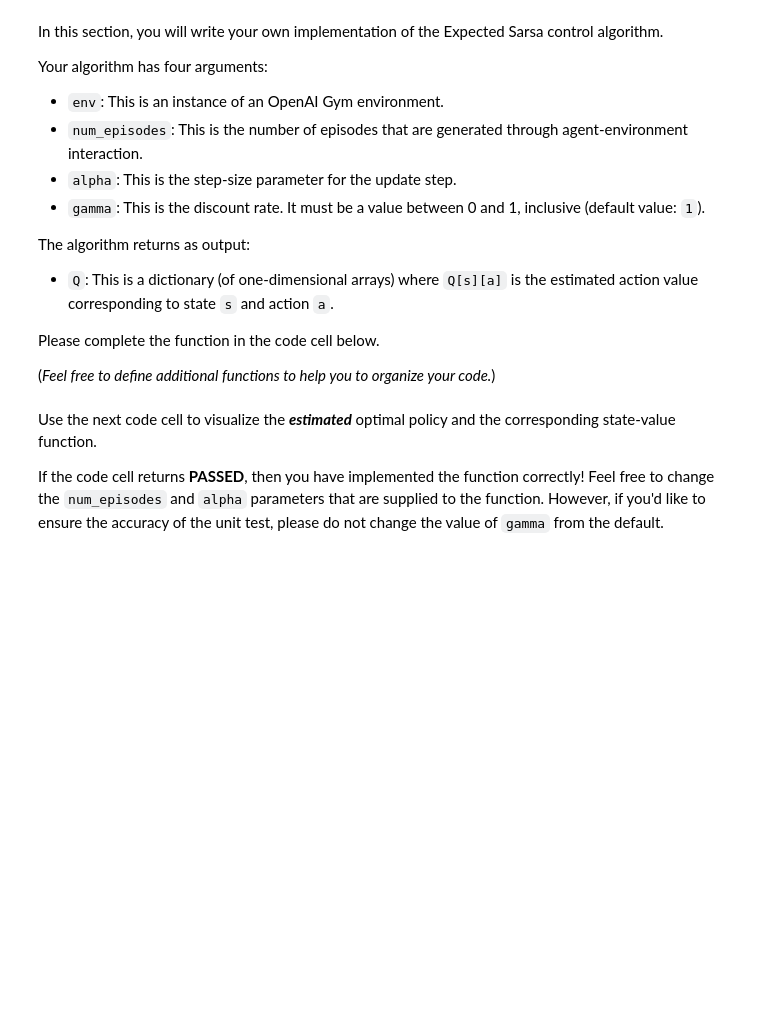
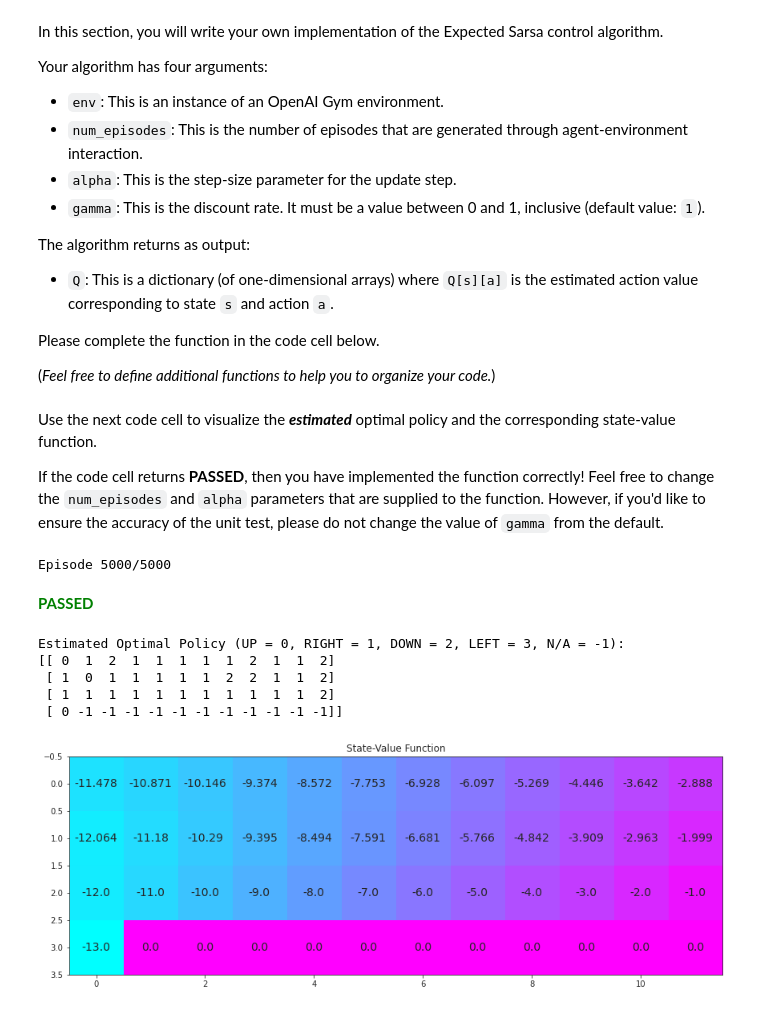
Before and after one commit to c-schrade/Udacity-Cliff-Walking-Miniproject, a Jupyter notebook: Temporal_Difference.ipynb, the cells around one changed output. Cells and saved outputs as stored; diff of their text form; code cells hidden in the pictures; blank space fills up the shorter version.

Commit message:
feat: Implement expected Sarsa algorithm
The expected Sarsa control algorithm for a Cliff-Walk environment is
implemented.

```diff
--- a/Temporal_Difference.ipynb
+++ b/Temporal_Difference.ipynb
@@ -232,11 +232,20 @@ The algorithm returns as output:
 Please complete the function in the code cell below.
 
 (_Feel free to define additional functions to help you to organize your code._)
+# %%
+def expected_next_step_q(state_prime, Q, epsilon):
+    max_a = np.argmax(Q[state_prime][:])
+    dict_expected_next_q = {a:(1-epsilon+epsilon/4 if a==max_a else epsilon/4) for a in range(4)}
+    expected_next_q = 0
+    for a in dict_expected_next_q:
+        expected_next_q += Q[state_prime][a]*dict_expected_next_q[a]
+    return expected_next_q
 # %%
 def expected_sarsa(env, num_episodes, alpha, gamma=1.0):
     # initialize empty dictionary of arrays
     Q = defaultdict(lambda: np.zeros(env.nA))
     # loop over episodes
+    #epsilon = 1
     for i_episode in range(1, num_episodes+1):
         # monitor progress
         if i_episode % 100 == 0:
@@ -245,20 +254,44 @@ def expected_sarsa(env, num_episodes, alpha, gamma=1.0):
 
         ## TODO: complete the function
 
+        epsilon = 1/i_episode**2
+        state = env.reset()
+        if state==47:
+            continue
+        while True:
+            action = update_policy_epsilon_greedily(state, Q, epsilon)
+            state_prime, reward, done, info = env.step(action)
+            if state_prime==47:
+                Q[state][action] += alpha*(reward-Q[state][action])
+                break
+            else:
+                Q[state][action] += alpha*(reward+gamma*expected_next_step_q(state_prime, Q, epsilon)
+                                           -Q[state][action])
+            state = state_prime
+
     return Q
 # %% [markdown]
 Use the next code cell to visualize the **_estimated_** optimal policy and the corresponding state-value function.
 
 If the code cell returns **PASSED**, then you have implemented the function correctly!  Feel free to change the `num_episodes` and `alpha` parameters that are supplied to the function.  However, if you'd like to ensure the accuracy of the unit test, please do not change the value of `gamma` from the default.
 # %%
-# obtain the estimated optimal policy and corresponding action-value function
-Q_expsarsa = expected_sarsa(env, 10000, 1)
+## obtain the estimated optimal policy and corresponding action-value function
+Q_expsarsa = expected_sarsa(env, 5000, 0.01)
 
 # print the estimated optimal policy
 policy_expsarsa = np.array([np.argmax(Q_expsarsa[key]) if key in Q_expsarsa else -1 for key in np.arange(48)]).reshape(4,12)
 check_test.run_check('td_control_check', policy_expsarsa)
 print("\nEstimated Optimal Policy (UP = 0, RIGHT = 1, DOWN = 2, LEFT = 3, N/A = -1):")
 print(policy_expsarsa)
 
 # plot the estimated optimal state-value function
 plot_values([np.max(Q_expsarsa[key]) if key in Q_expsarsa else 0 for key in np.arange(48)])
+# %% [output]
+Episode 5000/5000
+**<span style="color: green;">PASSED</span>**
+Estimated Optimal Policy (UP = 0, RIGHT = 1, DOWN = 2, LEFT = 3, N/A = -1):
+[[ 0  1  2  1  1  1  1  1  2  1  1  2]
+ [ 1  0  1  1  1  1  1  2  2  1  1  2]
+ [ 1  1  1  1  1  1  1  1  1  1  1  2]
+ [ 0 -1 -1 -1 -1 -1 -1 -1 -1 -1 -1 -1]]
+[figure, added]
```
